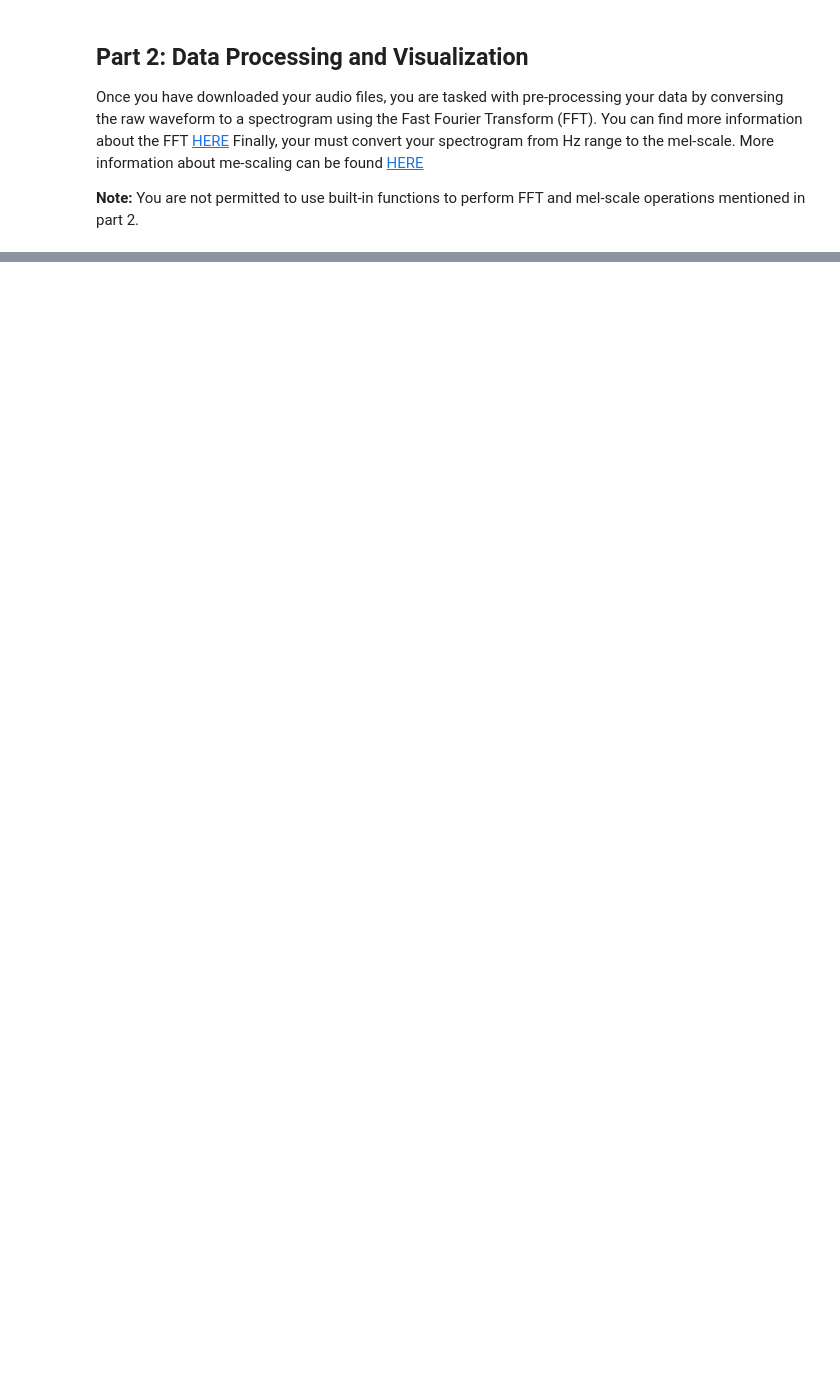
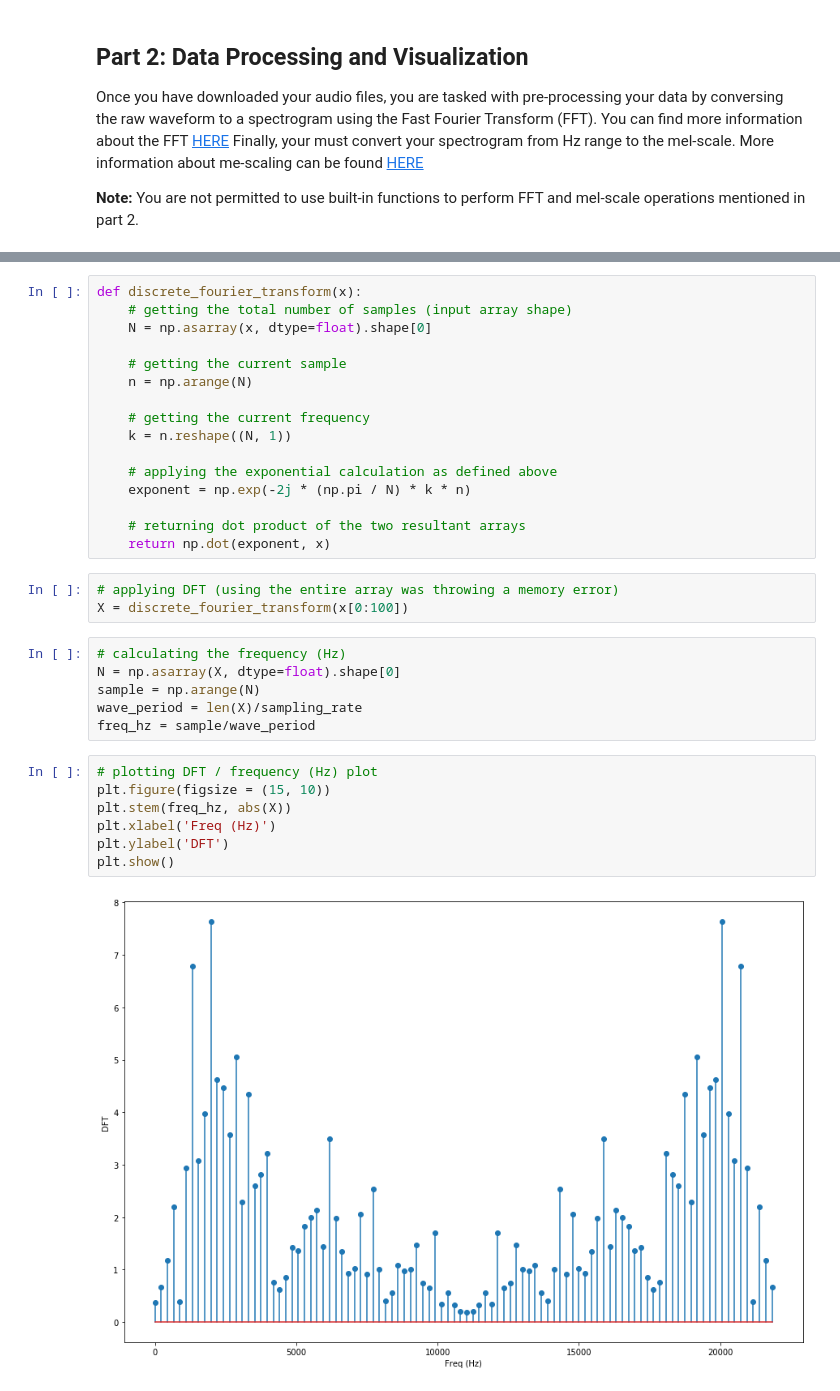
Before and after one commit to jaddoughman/Audio-Data-Pre-Processing, a Jupyter notebook: Sound Cloud Audio Pre-Processing.ipynb, the cells around one changed output, grey strips where cells are left out. Saved outputs shown, nothing was run; the diff lists cells and outputs as text; blank space fills up the shorter version.

```diff
--- a/Sound Cloud Audio Pre-Processing.ipynb
+++ b/Sound Cloud Audio Pre-Processing.ipynb
@@ -140,0 +174,34 @@ Finally, your must convert your spectrogram from Hz range to the mel-scale. More
+# %%
+def discrete_fourier_transform(x):
+    # getting the total number of samples (input array shape)
+    N = np.asarray(x, dtype=float).shape[0]
+
+    # getting the current sample
+    n = np.arange(N)
+
+    # getting the current frequency
+    k = n.reshape((N, 1))
+
+    # applying the exponential calculation as defined above
+    exponent = np.exp(-2j * (np.pi / N) * k * n)
+
+    # returning dot product of the two resultant arrays
+    return np.dot(exponent, x)
+# %%
+# applying DFT (using the entire array was throwing a memory error)
+X = discrete_fourier_transform(x[0:100])
+# %%
+# calculating the frequency (Hz)
+N = np.asarray(X, dtype=float).shape[0]
+sample = np.arange(N)
+wave_period = len(X)/sampling_rate
+freq_hz = sample/wave_period
+# %%
+# plotting DFT / frequency (Hz) plot
+plt.figure(figsize = (15, 10))
+plt.stem(freq_hz, abs(X))
+plt.xlabel('Freq (Hz)')
+plt.ylabel('DFT')
+plt.show()
+# %% [output]
+[figure, added]
```
Also changed, not shown: parts of 12 cells of this notebook, 2 other files.
